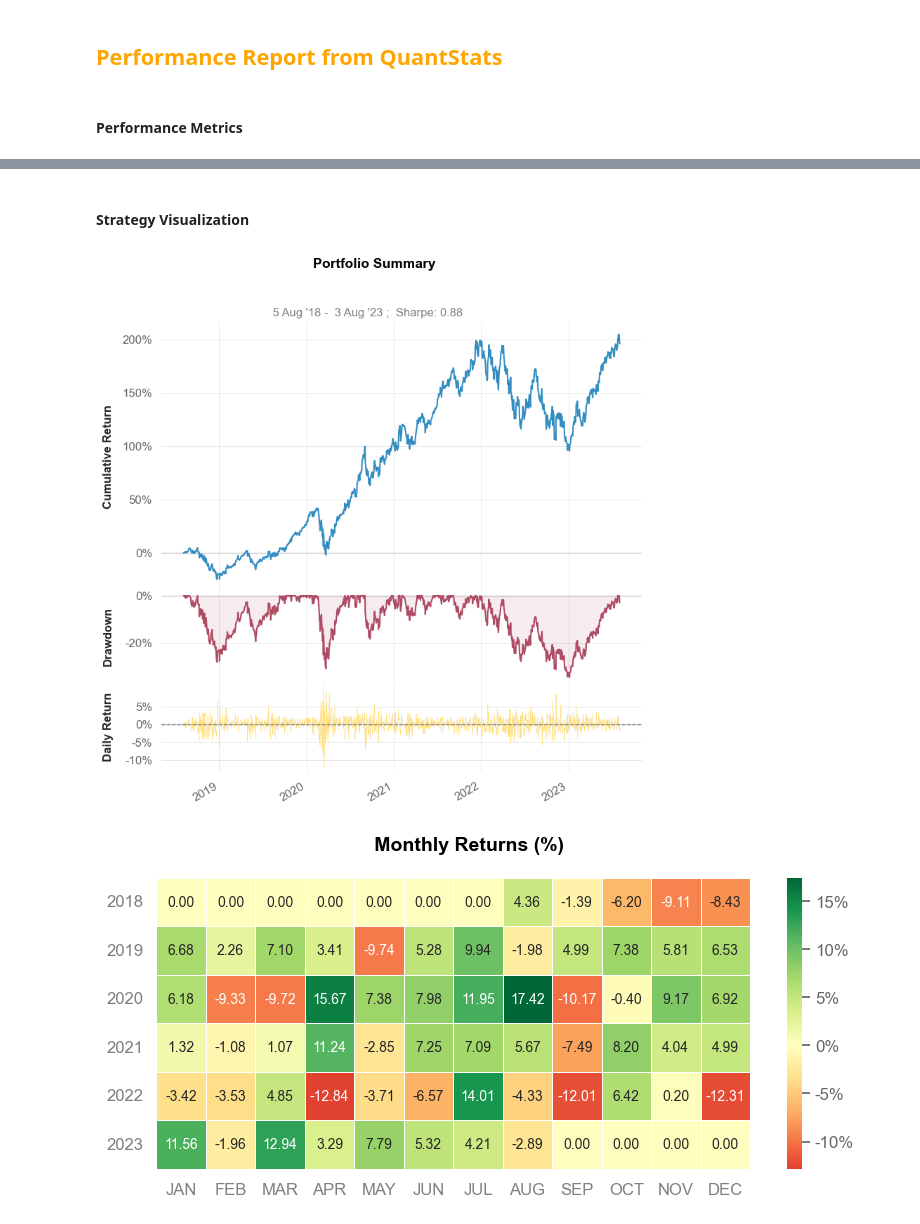
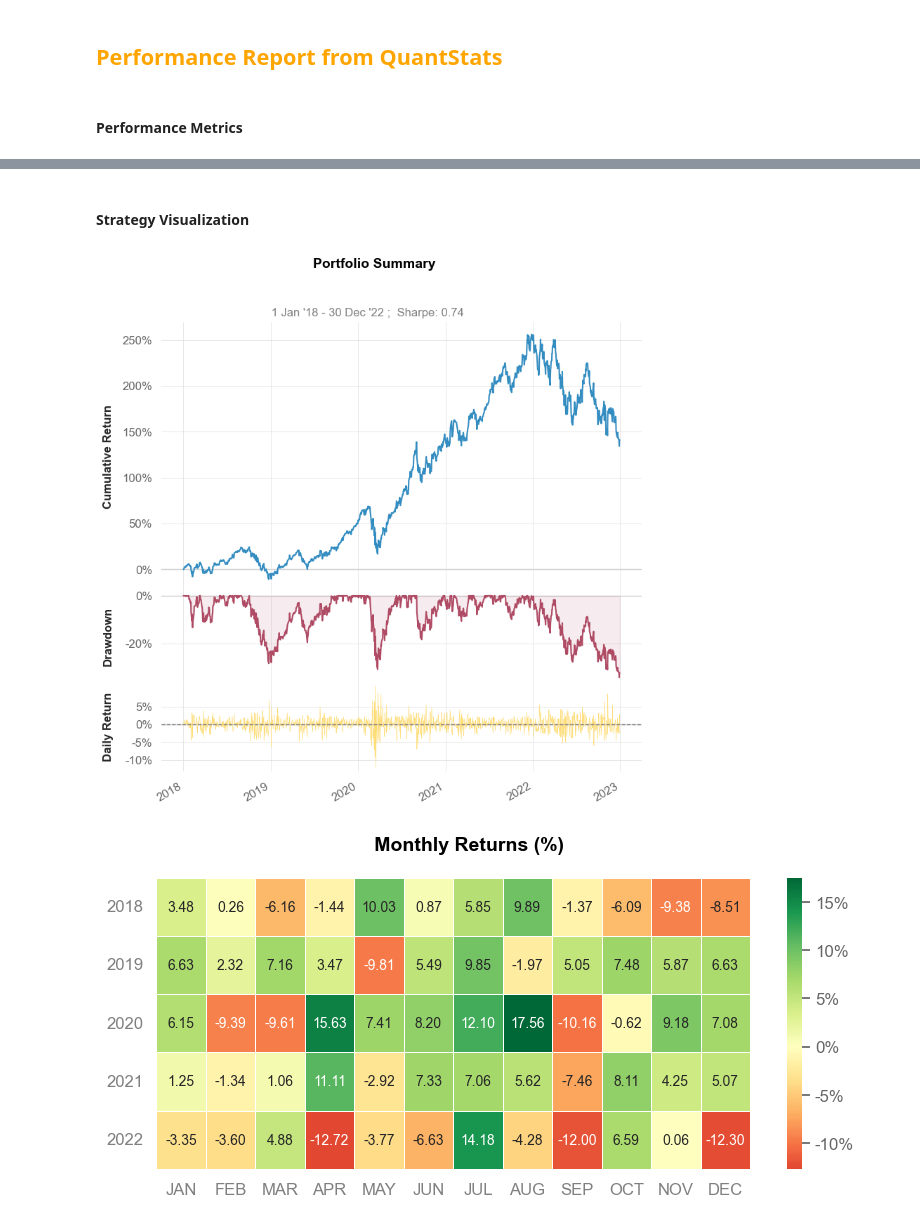
Before and after one commit to ninebel/nbacktest, a Jupyter notebook: examples/Example Buy and Hold.ipynb, the cells around one changed output, grey strips where cells are left out. Cells and saved outputs as stored; diff of their text form; code cells hidden in the pictures.

```diff
--- a/examples/Example Buy and Hold.ipynb
+++ b/examples/Example Buy and Hold.ipynb
@@ -45,7 +45,8 @@ class TestStrategy (Strategy):
 # %%
 universe = ["AAPL", "GOOG"] # List containing the tickers of all the assets you are backtesting
 
-ohlc = yf.download(universe, interval="1d", period="5y") # OHLC Data downloaded from Yahoo Finance
+ohlc = yf.download(universe, start="2018-01-01", end="2023-01-01", interval="1d") # OHLC Data downloaded from Yahoo Finance
+#ohlc = yf.download(universe, period="5y", interval="1d") # OHLC Data downloaded from Yahoo Finance
 
 ohlc.tail()
 # %% [output]
@@ -81,7 +92,7 @@ Final equity: 28123.73
 # %% [markdown]
 ## <font color='orange'><b>Performance Report from QuantStats</b></font>
 # %%
-qs.reports.basic(returns=result["Equity"], benchmark="SPY", rf=0.00)
+qs.reports.basic(returns=result["_equity"], benchmark="SPY", rf=0.00)
 #qs.reports.html(returns=result["Equity"], benchmark="SPY", rf=0.00, title="TestStrategy")
 # %% [output]
 Performance Metrics
@@ -105,3 +116,3 @@ Serenity Index      1.18        0.57
 Strategy Visualization
-[figure, old version]
+[figure, new version]
-[figure, old version]
+[figure, new version]
```
Also changed, not shown: parts of 4 cells of this notebook.
